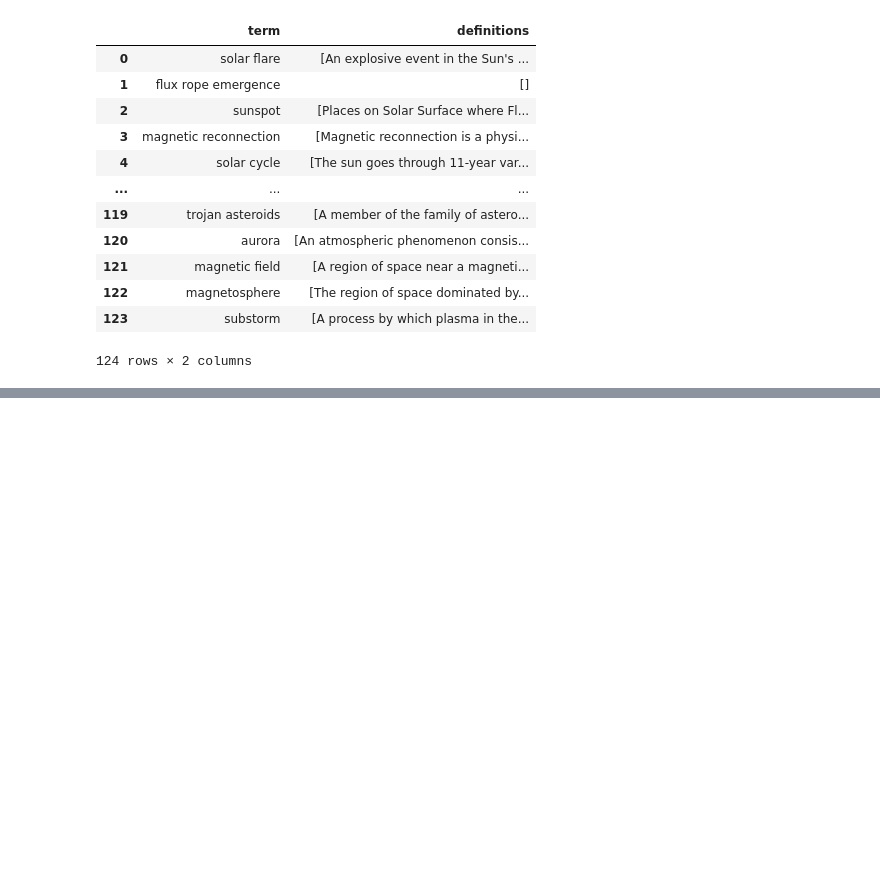
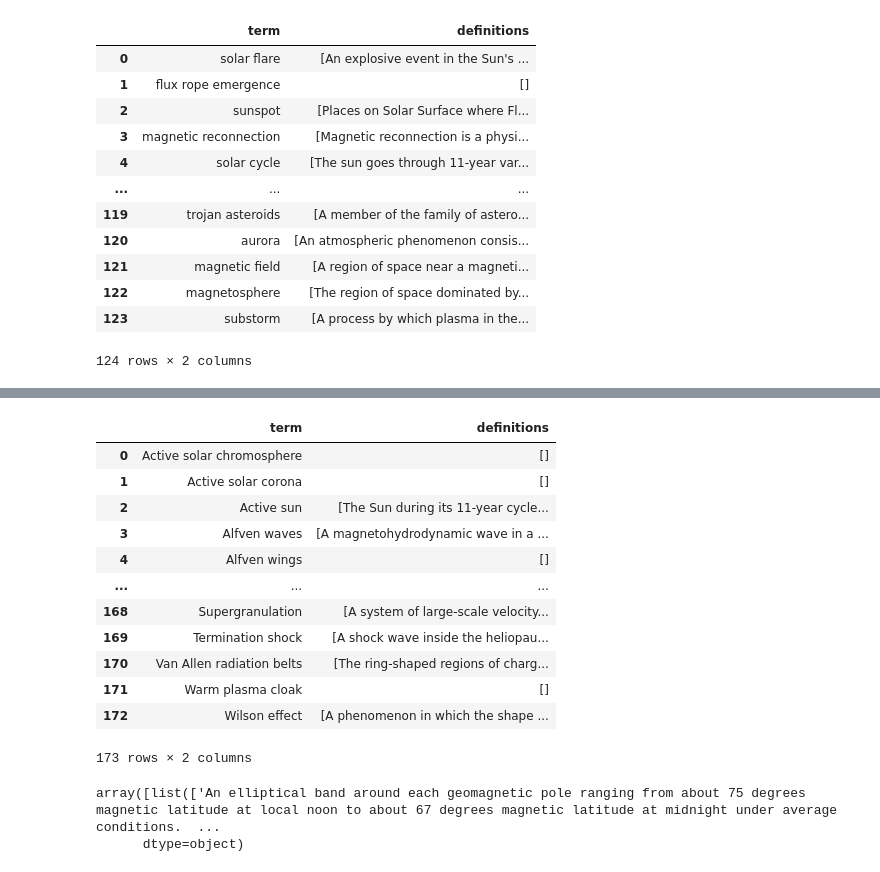
Before and after one commit to rmcgranaghan/Helio-KNOW, a Jupyter notebook: ADS_enrichment/add_definitions_to_terms.ipynb, the cells around one changed output, grey strips where cells are left out. Cells and saved outputs as stored; diff of their text form; code cells hidden in the pictures; blank space fills up the shorter version.

Commit message:
added to the definitions script the ability to work with test UAT resource

```diff
--- a/ADS_enrichment/add_definitions_to_terms.ipynb
+++ b/ADS_enrichment/add_definitions_to_terms.ipynb
@@ -209,0 +319,21 @@ pd_terms_defs.to_csv('/Users/ryanmcgranaghan/Documents/Helio_ECIP/dev/Helio-KNOW
+# %%
+# now add definitions
+
+terms = []
+defs = []
+
+for t in df['Label']:
+#     print(t)
+
+    terms.append(t)
+
+    idx = np.argwhere(pd_full['term'].values == t.lower())
+    defs_loop = []
+    for i in idx:
+        if pd_full.iloc[i]['definition'].values:
+            defs_loop.append( pd_full.iloc[i]['definition'].values[0] + str('    source: ').format() + pd_full.iloc[i]['type'].values[0])
+        else:
+            defs_loop
+    defs.append(defs_loop)
+
+#     print('--------------\n\n')
@@ -209,0 +360,24 @@ pd_terms_defs.to_csv('/Users/ryanmcgranaghan/Documents/Helio_ECIP/dev/Helio-KNOW
+# %%
+uat_terms_defs = pd.DataFrame(columns=['term','definitions'])
+uat_terms_defs['term'] = terms
+uat_terms_defs['definitions'] = defs
+uat_terms_defs
+# %% [output]
+|  | term | definitions |
+| 0 | Active solar chromosphere | [] |
+| 1 | Active solar corona | [] |
+| 2 | Active sun | [The Sun during its 11-year cycle... |
+| 3 | Alfven waves | [A magnetohydrodynamic wave in a ... |
+| 4 | Alfven wings | [] |
+| ... | ... | ... |
+| 168 | Supergranulation | [A system of large-scale velocity... |
+| 169 | Termination shock | [A shock wave inside the heliopau... |
+| 170 | Van Allen radiation belts | [The ring-shaped regions of charg... |
+| 171 | Warm plasma cloak | [] |
+| 172 | Wilson effect | [A phenomenon in which the shape ... |
+173 rows × 2 columns
+# %%
+uat_terms_defs[uat_terms_defs['term'] == 'Auroral oval']['definitions'].values
+# %% [output]
+array([list(['An elliptical band around each geomagnetic pole ranging from about 75 degrees magnetic latitude at local noon to about 67 degrees magnetic latitude at midnight under average conditions.  ...
+      dtype=object)
```
Also changed, not shown: parts of 6 cells of this notebook.
